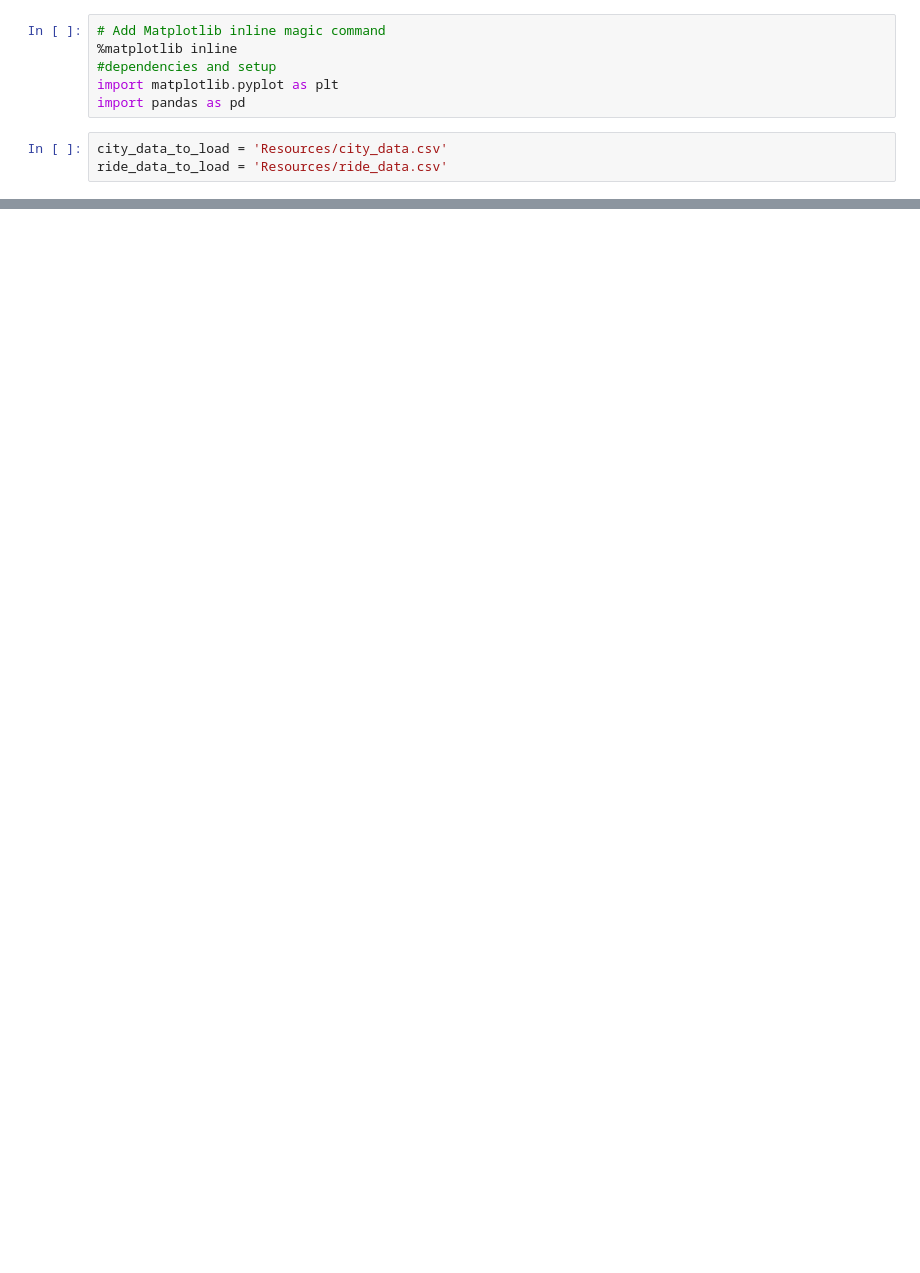
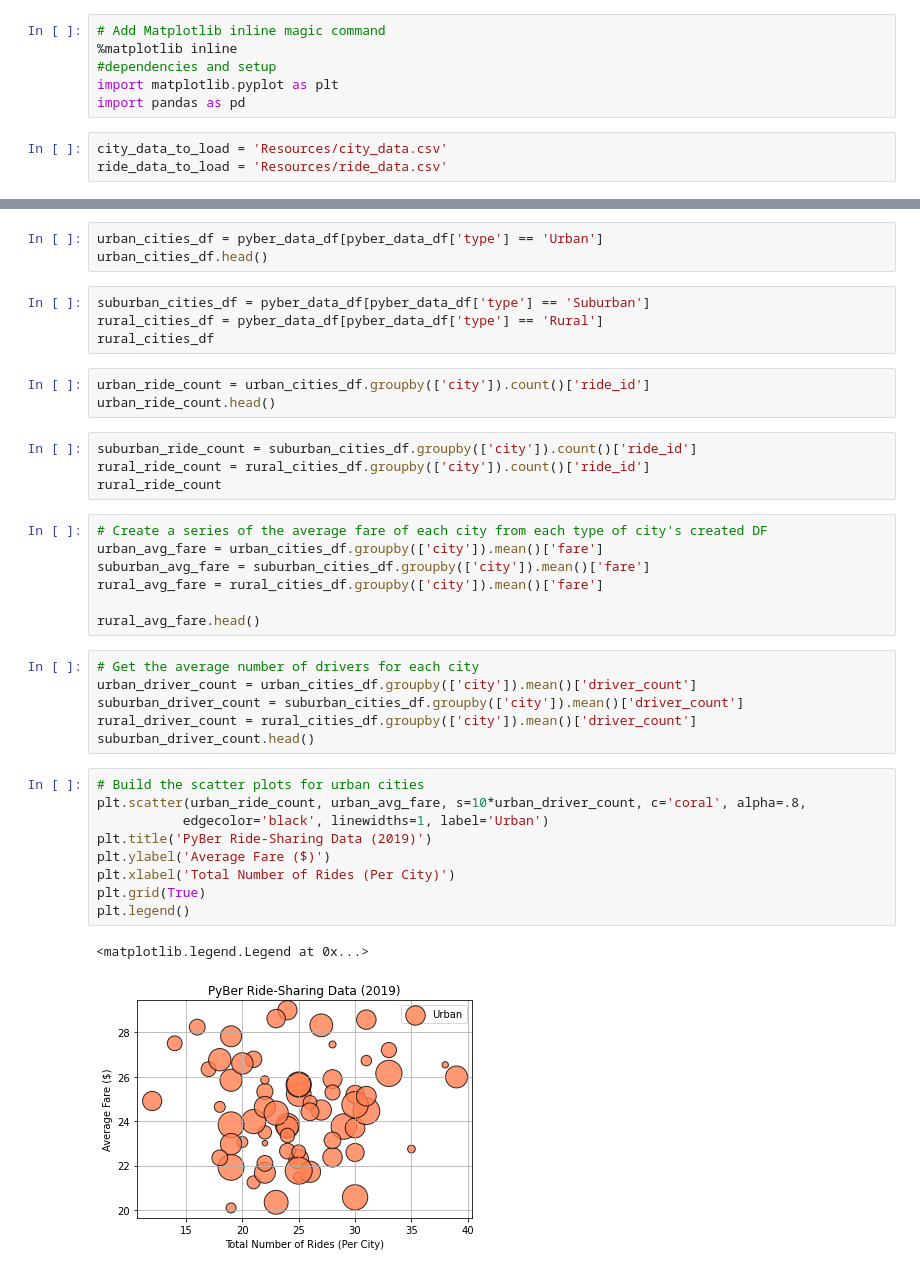
Before and after one commit to Owen-Doc/PyBer_Analysis, a Jupyter notebook: PyBer.ipynb, the cells around one changed output, grey strips where cells are left out. Cells and saved outputs as stored; diff of their text form; blank space fills up the shorter version.

Commit message:
Added bubble chart for each city type

```diff
--- a/PyBer.ipynb
+++ b/PyBer.ipynb
@@ -102,0 +35,39 @@ pyber_data_df.head()
+# %%
+urban_cities_df = pyber_data_df[pyber_data_df['type'] == 'Urban']
+urban_cities_df.head()
+# %%
+suburban_cities_df = pyber_data_df[pyber_data_df['type'] == 'Suburban']
+rural_cities_df = pyber_data_df[pyber_data_df['type'] == 'Rural']
+rural_cities_df
+# %%
+urban_ride_count = urban_cities_df.groupby(['city']).count()['ride_id']
+urban_ride_count.head()
+# %%
+suburban_ride_count = suburban_cities_df.groupby(['city']).count()['ride_id']
+rural_ride_count = rural_cities_df.groupby(['city']).count()['ride_id']
+rural_ride_count
+# %%
+# Create a series of the average fare of each city from each type of city's created DF
+urban_avg_fare = urban_cities_df.groupby(['city']).mean()['fare']
+suburban_avg_fare = suburban_cities_df.groupby(['city']).mean()['fare']
+rural_avg_fare = rural_cities_df.groupby(['city']).mean()['fare']
+
+rural_avg_fare.head()
+# %%
+# Get the average number of drivers for each city
+urban_driver_count = urban_cities_df.groupby(['city']).mean()['driver_count']
+suburban_driver_count = suburban_cities_df.groupby(['city']).mean()['driver_count']
+rural_driver_count = rural_cities_df.groupby(['city']).mean()['driver_count']
+suburban_driver_count.head()
+# %%
+# Build the scatter plots for urban cities
+plt.scatter(urban_ride_count, urban_avg_fare, s=10*urban_driver_count, c='coral', alpha=.8,
+           edgecolor='black', linewidths=1, label='Urban')
+plt.title('PyBer Ride-Sharing Data (2019)')
+plt.ylabel('Average Fare ($)')
+plt.xlabel('Total Number of Rides (Per City)')
+plt.grid(True)
+plt.legend()
+# %% [output]
+<matplotlib.legend.Legend at 0x...>
+[figure, added]
```
Also changed, not shown: parts of 14 cells of this notebook, 1 other file.
